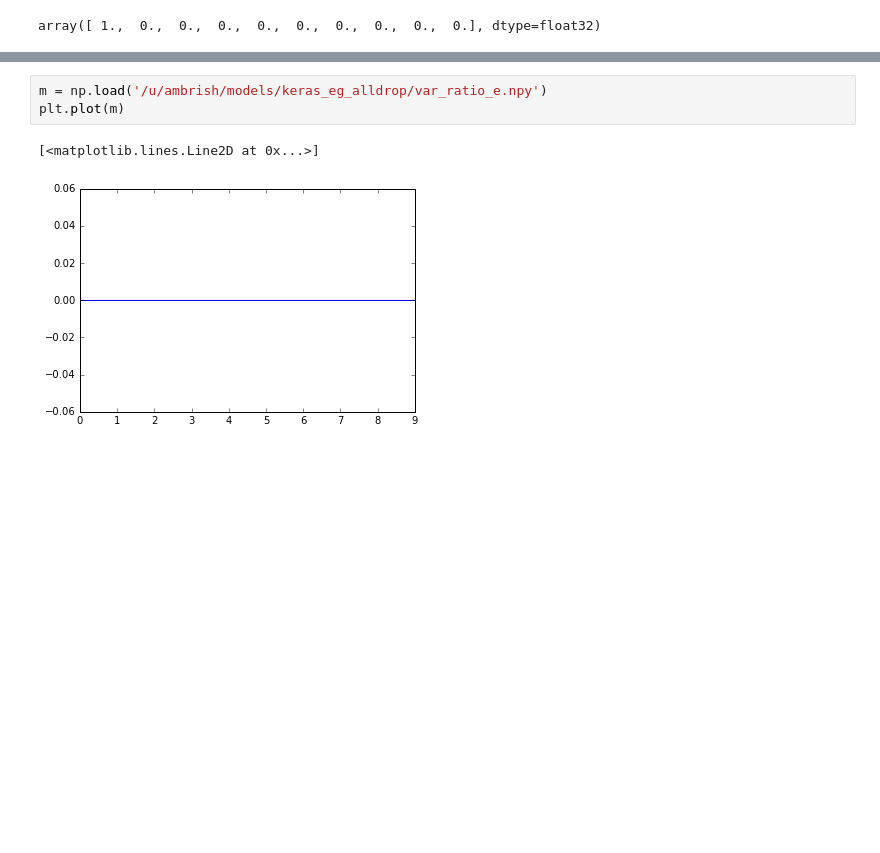
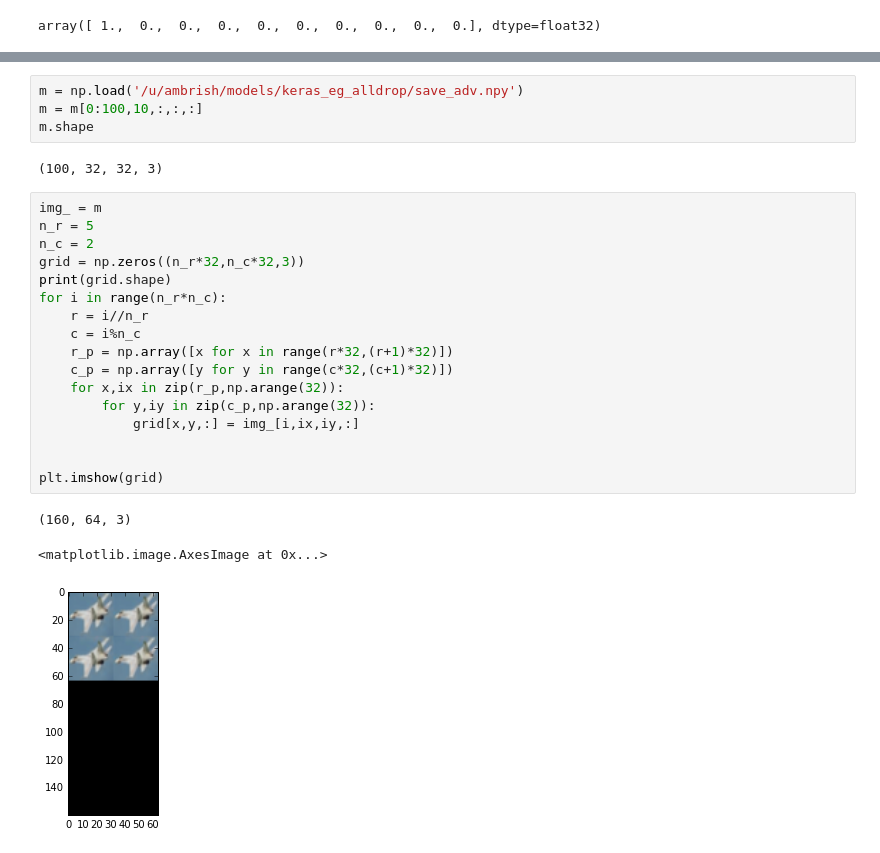
Before and after one commit to ambrishrawat/advflow, a Jupyter notebook: debugging.ipynb, the cells around one changed output, grey strips where cells are left out. Drawn from its saved outputs; the diff is of its cells as text; blank space fills up the shorter version.

```diff
--- a/debugging.ipynb
+++ b/debugging.ipynb
@@ -631,6 +643,27 @@ plt.plot(m)
 # %%
-m = np.load('/u/ambrish/models/keras_eg_alldrop/var_ratio_e.npy')
-plt.plot(m)
+m = np.load('/u/ambrish/models/keras_eg_alldrop/save_adv.npy')
+m = m[0:100,10,:,:,:]
+m.shape
 # %% [output]
-[<matplotlib.lines.Line2D at 0x...>]
+(100, 32, 32, 3)
-[figure, removed]
+# %%
+img_ = m
+n_r = 5
+n_c = 2
+grid = np.zeros((n_r*32,n_c*32,3))
+print(grid.shape)
+for i in range(n_r*n_c):
+    r = i//n_r
+    c = i%n_c
+    r_p = np.array([x for x in range(r*32,(r+1)*32)])
+    c_p = np.array([y for y in range(c*32,(c+1)*32)])
+    for x,ix in zip(r_p,np.arange(32)):
+        for y,iy in zip(c_p,np.arange(32)):
+            grid[x,y,:] = img_[i,ix,iy,:]
+
+
+plt.imshow(grid)
+# %% [output]
+(160, 64, 3)
+<matplotlib.image.AxesImage at 0x...>
+[figure, added]
```
Also changed, not shown: parts of 13 cells of this notebook, 4 other files.
